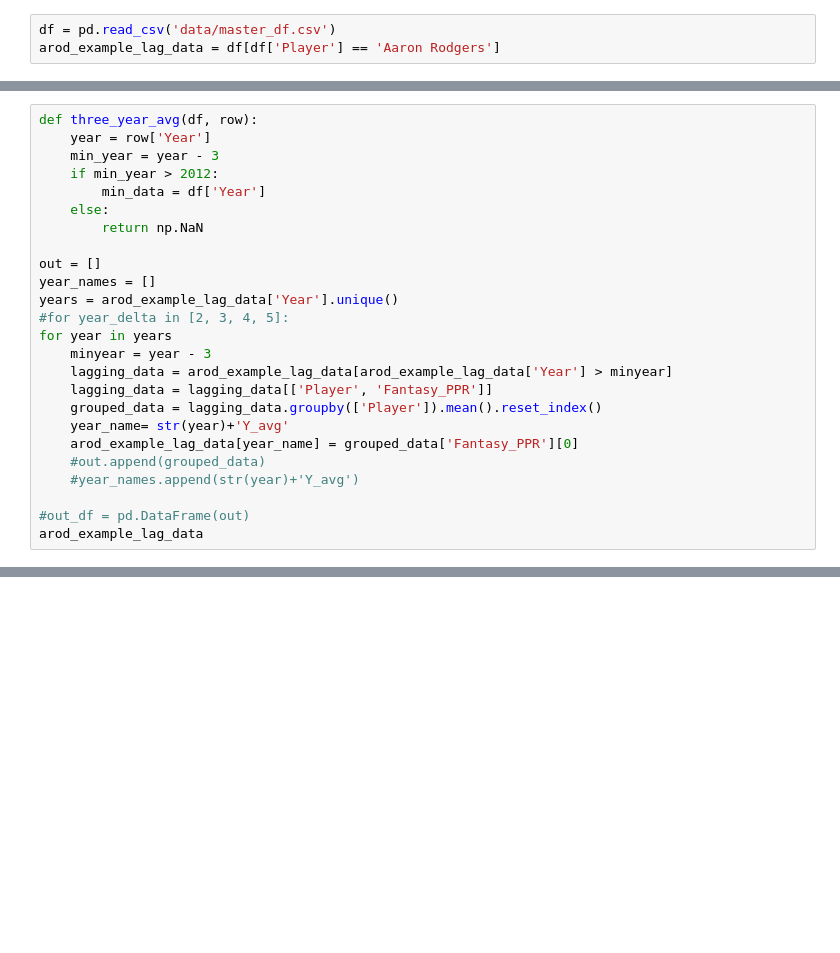
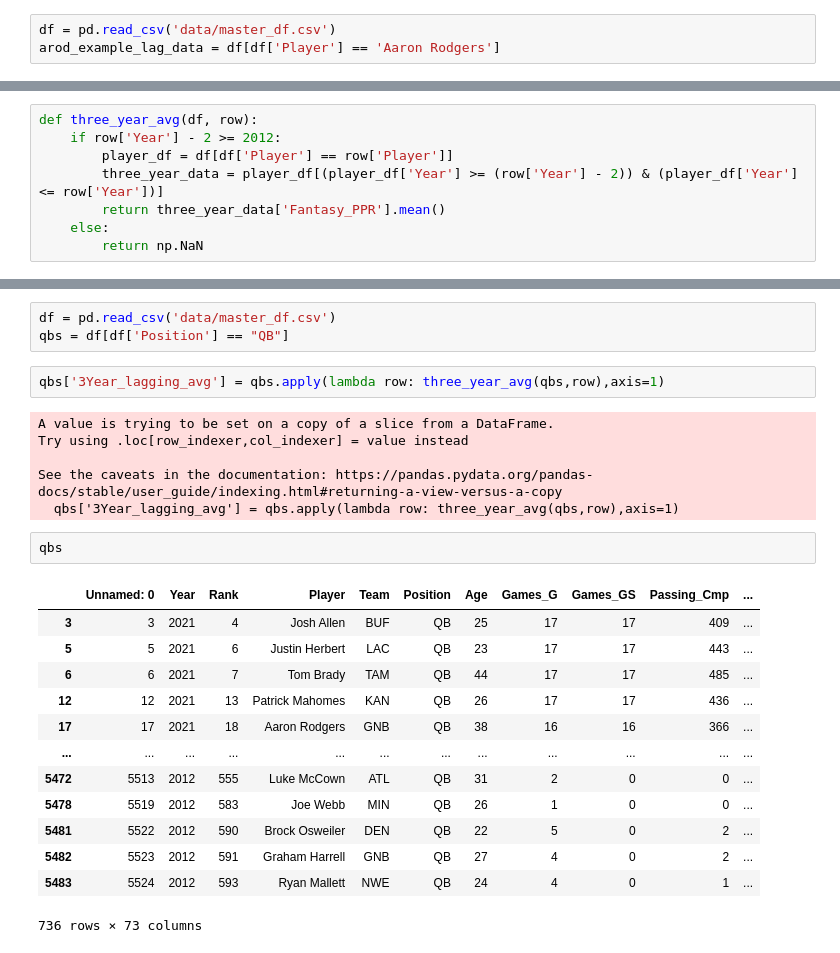
Before and after one commit to mattgilgo/fantasy_football, a Jupyter notebook: eda.ipynb, the cells around one changed output, grey strips where cells are left out. Drawn from its saved outputs; the diff is of its cells as text; blank space fills up the shorter version.

Commit message:
function created to get 3 year trailing fantasy ppr avg

```diff
--- a/eda.ipynb
+++ b/eda.ipynb
@@ -955,25 +940,0 @@ TypeError: Index(...) must be called with a collection of some kind, '1Y' was pa
-# %%
-def three_year_avg(df, row):
-    year = row['Year']
-    min_year = year - 3
-    if min_year > 2012:
-        min_data = df['Year']
-    else:
-        return np.NaN
-
-out = []
-year_names = []
-years = arod_example_lag_data['Year'].unique()
-#for year_delta in [2, 3, 4, 5]:
-for year in years
-    minyear = year - 3
-    lagging_data = arod_example_lag_data[arod_example_lag_data['Year'] > minyear]
-    lagging_data = lagging_data[['Player', 'Fantasy_PPR']]
-    grouped_data = lagging_data.groupby(['Player']).mean().reset_index()
-    year_name= str(year)+'Y_avg'
-    arod_example_lag_data[year_name] = grouped_data['Fantasy_PPR'][0]
-    #out.append(grouped_data)
-    #year_names.append(str(year)+'Y_avg')
-
-#out_df = pd.DataFrame(out)
-arod_example_lag_data
@@ -1037,0 +941,8 @@ Index(['Unnamed: 0', 'Year', 'Rank', 'Player', 'Team', 'Position', 'Age',
+# %%
+def three_year_avg(df, row):
+    if row['Year'] - 2 >= 2012:
+        player_df = df[df['Player'] == row['Player']]
+        three_year_data = player_df[(player_df['Year'] >= (row['Year'] - 2)) & (player_df['Year'] <= row['Year'])]
+        return three_year_data['Fantasy_PPR'].mean()
+    else:
+        return np.NaN
@@ -1037,0 +971,27 @@ Index(['Unnamed: 0', 'Year', 'Rank', 'Player', 'Team', 'Position', 'Age',
+# %%
+df = pd.read_csv('data/master_df.csv')
+qbs = df[df['Position'] == "QB"]
+# %%
+qbs['3Year_lagging_avg'] = qbs.apply(lambda row: three_year_avg(qbs,row),axis=1)
+# %% [output]
+A value is trying to be set on a copy of a slice from a DataFrame.
+Try using .loc[row_indexer,col_indexer] = value instead
+
+See the caveats in the documentation: https://pandas.pydata.org/pandas-docs/stable/user_guide/indexing.html#returning-a-view-versus-a-copy
+  qbs['3Year_lagging_avg'] = qbs.apply(lambda row: three_year_avg(qbs,row),axis=1)
+# %%
+qbs
+# %% [output]
+|  | Unnamed: 0 | Year | Rank | Player | Team | Position | Age | Games_G | Games_GS | Passing_Cmp | ... |
+| 3 | 3 | 2021 | 4 | Josh Allen | BUF | QB | 25 | 17 | 17 | 409 | ... |
+| 5 | 5 | 2021 | 6 | Justin Herbert | LAC | QB | 23 | 17 | 17 | 443 | ... |
+| 6 | 6 | 2021 | 7 | Tom Brady | TAM | QB | 44 | 17 | 17 | 485 | ... |
+| 12 | 12 | 2021 | 13 | Patrick Mahomes | KAN | QB | 26 | 17 | 17 | 436 | ... |
+| 17 | 17 | 2021 | 18 | Aaron Rodgers | GNB | QB | 38 | 16 | 16 | 366 | ... |
+| ... | ... | ... | ... | ... | ... | ... | ... | ... | ... | ... | ... |
+| 5472 | 5513 | 2012 | 555 | Luke McCown | ATL | QB | 31 | 2 | 0 | 0 | ... |
+| 5478 | 5519 | 2012 | 583 | Joe Webb | MIN | QB | 26 | 1 | 0 | 0 | ... |
+| 5481 | 5522 | 2012 | 590 | Brock Osweiler | DEN | QB | 22 | 5 | 0 | 2 | ... |
+| 5482 | 5523 | 2012 | 591 | Graham Harrell | GNB | QB | 27 | 4 | 0 | 2 | ... |
+| 5483 | 5524 | 2012 | 593 | Ryan Mallett | NWE | QB | 24 | 4 | 0 | 1 | ... |
+736 rows × 73 columns
```
Also changed, not shown: parts of 7 cells of this notebook.
